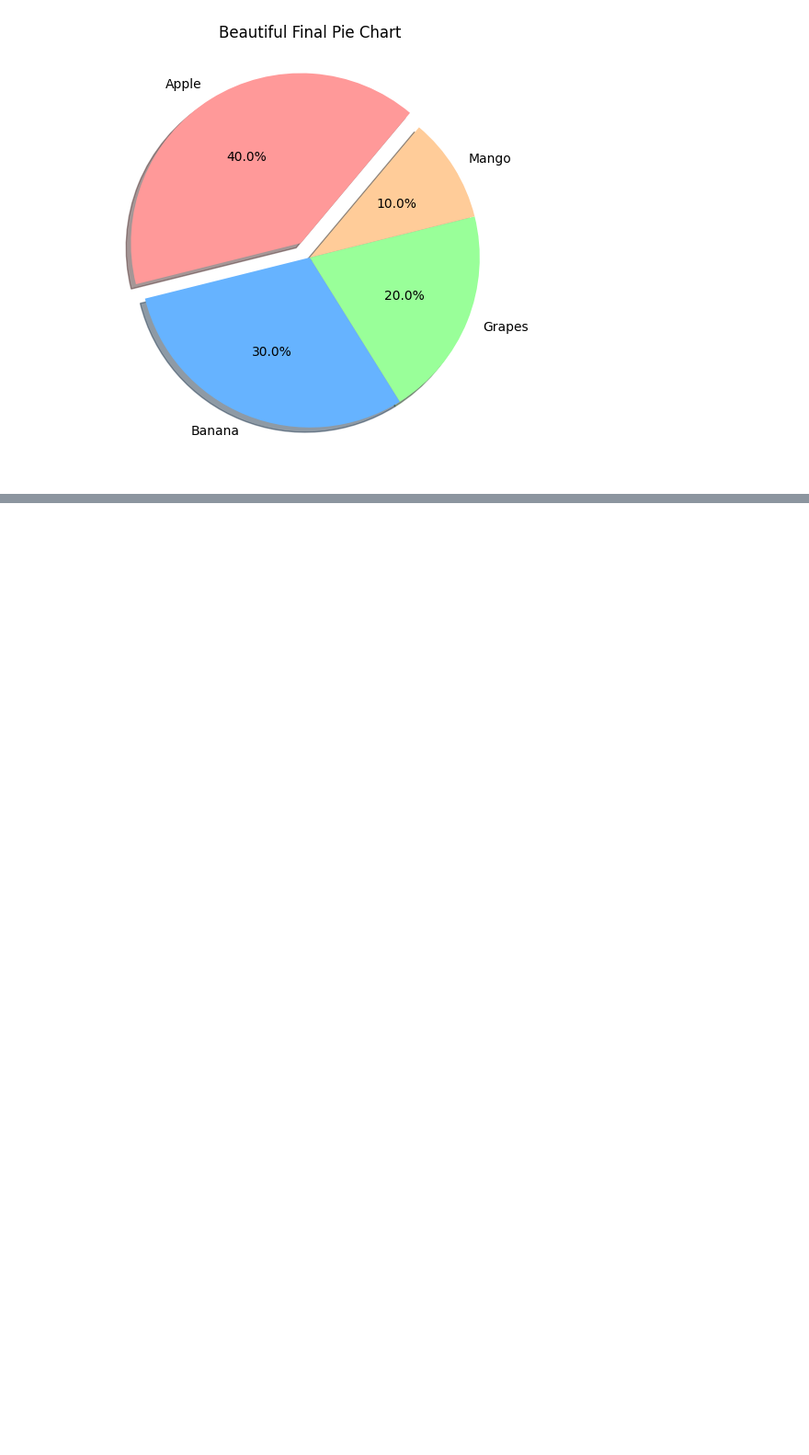
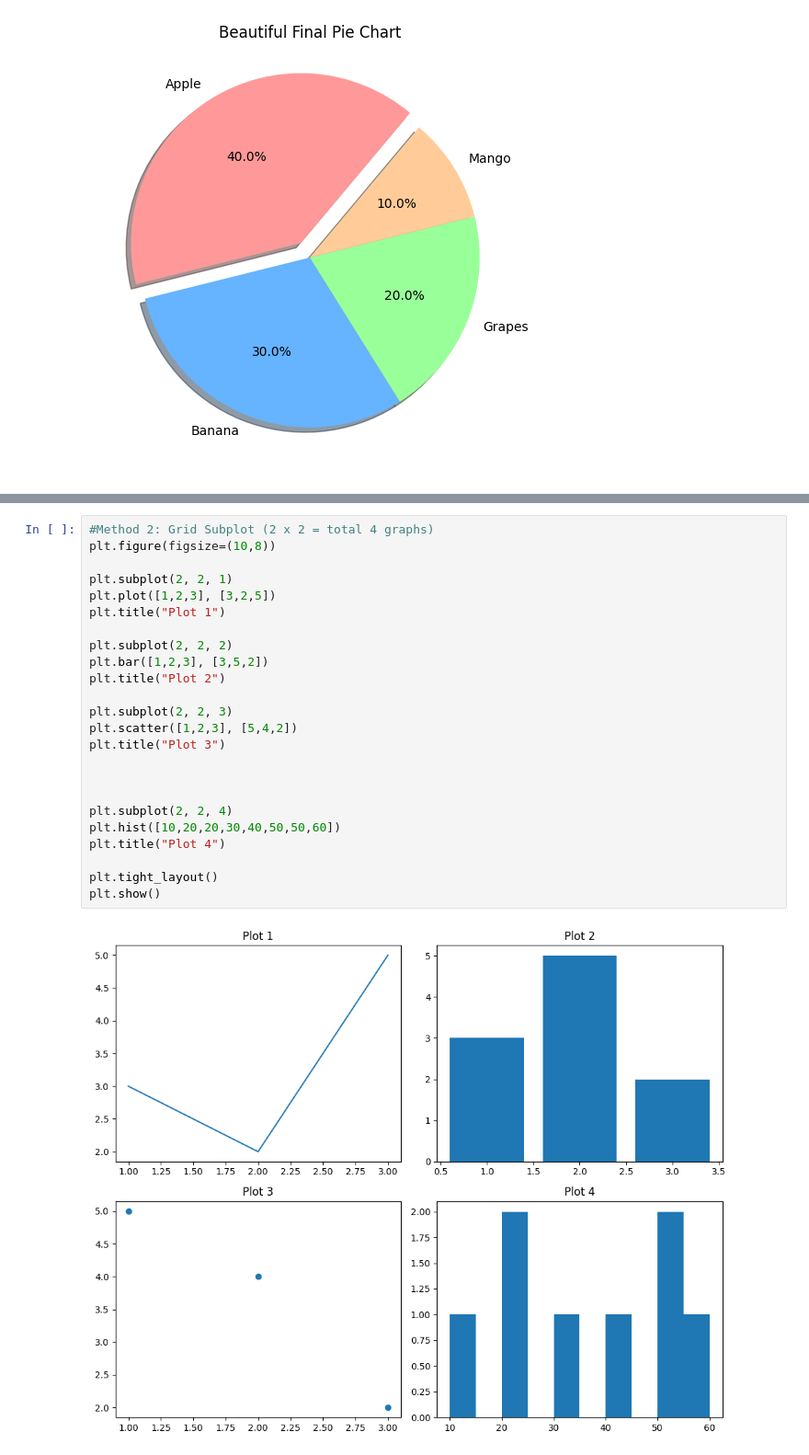
Before and after one commit to Ainy07/Ainy07, a Jupyter notebook: matplotlib.ipynb, the cells around one changed output, grey strips where cells are left out. Shown at 92% size. Saved outputs shown, nothing was run; the diff lists cells and outputs as text; blank space fills up the shorter version.

```diff
--- a/matplotlib.ipynb
+++ b/matplotlib.ipynb
@@ -135,0 +154,26 @@ plt.show()
+# %%
+#Method 2: Grid Subplot (2 x 2 = total 4 graphs)
+plt.figure(figsize=(10,8))
+
+plt.subplot(2, 2, 1)
+plt.plot([1,2,3], [3,2,5])
+plt.title("Plot 1")
+
+plt.subplot(2, 2, 2)
+plt.bar([1,2,3], [3,5,2])
+plt.title("Plot 2")
+
+plt.subplot(2, 2, 3)
+plt.scatter([1,2,3], [5,4,2])
+plt.title("Plot 3")
+
+
+
+plt.subplot(2, 2, 4)
+plt.hist([10,20,20,30,40,50,50,60])
+plt.title("Plot 4")
+
+plt.tight_layout()
+plt.show()
+# %% [output]
+[figure, added]
```
Also changed, not shown: parts of 6 cells of this notebook.
